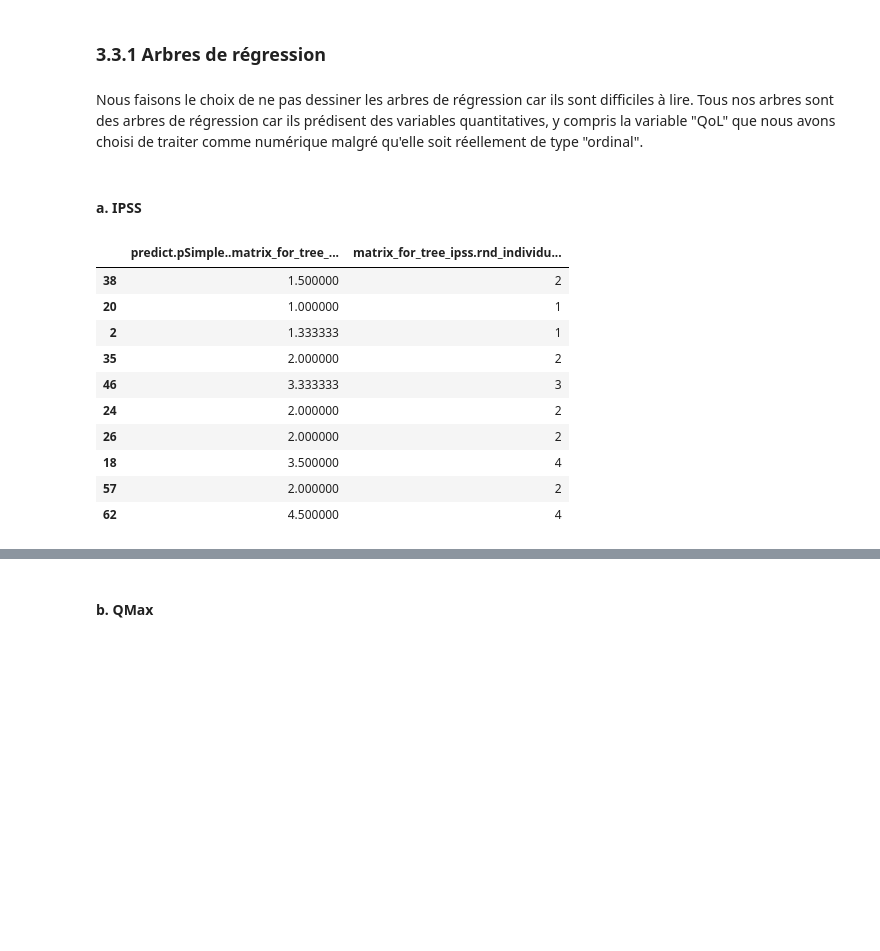
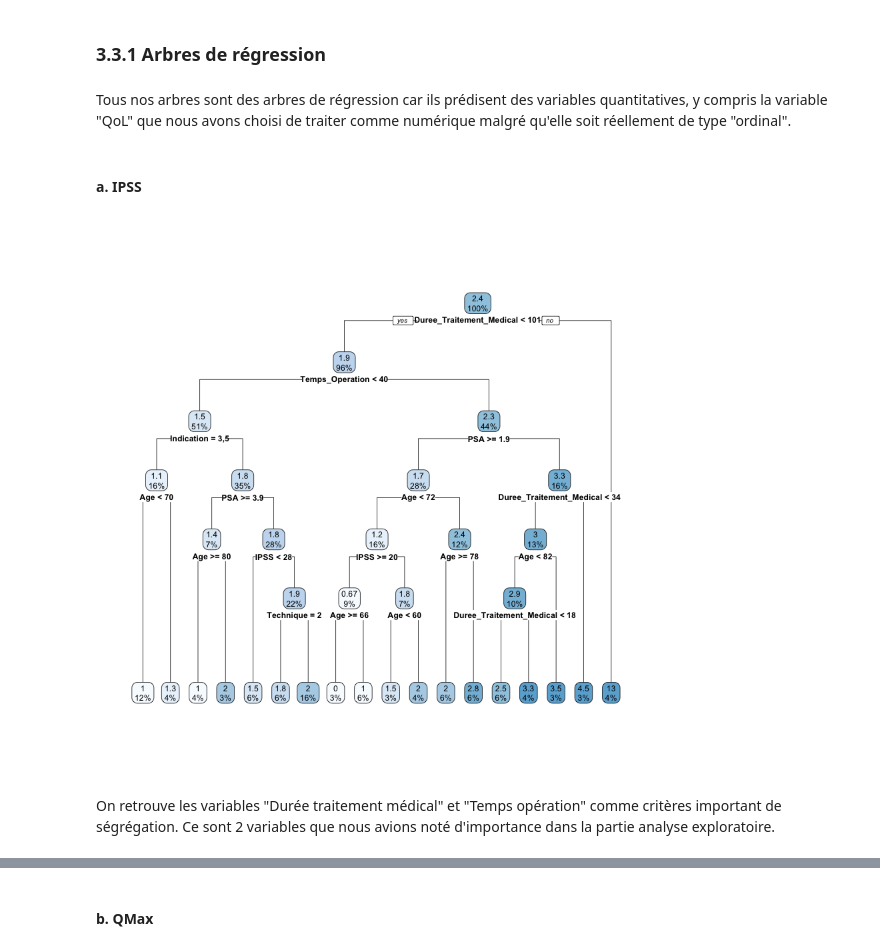
Before and after one commit to BigFab/TP_Adenome, a Jupyter notebook: rtupb_vbpps.ipynb, the cells around one changed output, grey strips where cells are left out. Cells and saved outputs as stored; diff of their text form; code cells hidden in the pictures; blank space fills up the shorter version.

```diff
--- a/rtupb_vbpps.ipynb
+++ b/rtupb_vbpps.ipynb
@@ -887,34 +925,22 @@ df_series[pam$medoids,15:21]
 # %% [markdown]
 ### 3.3.1 Arbres de régression
 # %% [markdown]
-Nous faisons le choix de ne pas dessiner les arbres de régression car ils sont difficiles à lire.
 Tous nos arbres sont des arbres de régression car ils prédisent des variables quantitatives, y compris la variable "QoL" que nous avons choisi de traiter comme numérique malgré qu'elle soit réellement de type "ordinal".
 # %% [markdown]
 #### a. IPSS
 # %%
+# Calcul de l'arbre
+
 ipss = subset(rtupb_vbpps_post, select = c(M12_IPSS))
 matrix_for_tree_ipss = cbind(rtupb_vbpps_pre, ipss)
 
 tree_ipss = rpart(method = "anova", formula = matrix_for_tree_ipss$M12_IPSS ~.,data=matrix_for_tree_ipss,control=rpart.control(minsplit=5,cp=0))
 
-#plotcp(tree_IPSS)
+pSimple <- prune(tree_ipss,cp=0)
 
-pSimple <- prune(tree_ipss,cp=0)
-#plot(pSimple)
-#text(tree_IPSS, all=FALSE, use.n=FALSE,fancy=FALSE, split=TRUE)
-
-# Evaluation de la performance de l'arbre avec 10 individus tirés au hasard
-rnd_individus = sample(1:nrow(matrix_for_tree_ipss), 10)
-data.frame(predict(pSimple,matrix_for_tree_ipss[rnd_individus,]), matrix_for_tree_ipss[rnd_individus,15])
+# Plot de l'arbre
+rpart.plot(pSimple)
 # %% [output]
-|  | predict.pSimple..matrix_for_tree_... | matrix_for_tree_ipss.rnd_individu... |
-| 38 | 1.500000 | 2 |
-| 20 | 1.000000 | 1 |
-| 2 | 1.333333 | 1 |
-| 35 | 2.000000 | 2 |
-| 46 | 3.333333 | 3 |
-| 24 | 2.000000 | 2 |
-| 26 | 2.000000 | 2 |
-| 18 | 3.500000 | 4 |
-| 57 | 2.000000 | 2 |
-| 62 | 4.500000 | 4 |
+[figure, added]
+# %% [markdown]
+On retrouve les variables "Durée traitement médical" et "Temps opération" comme critères important de ségrégation. Ce sont 2 variables que nous avions noté d'importance dans la partie analyse exploratoire.
```
Also changed, not shown: parts of 34 cells of this notebook.
